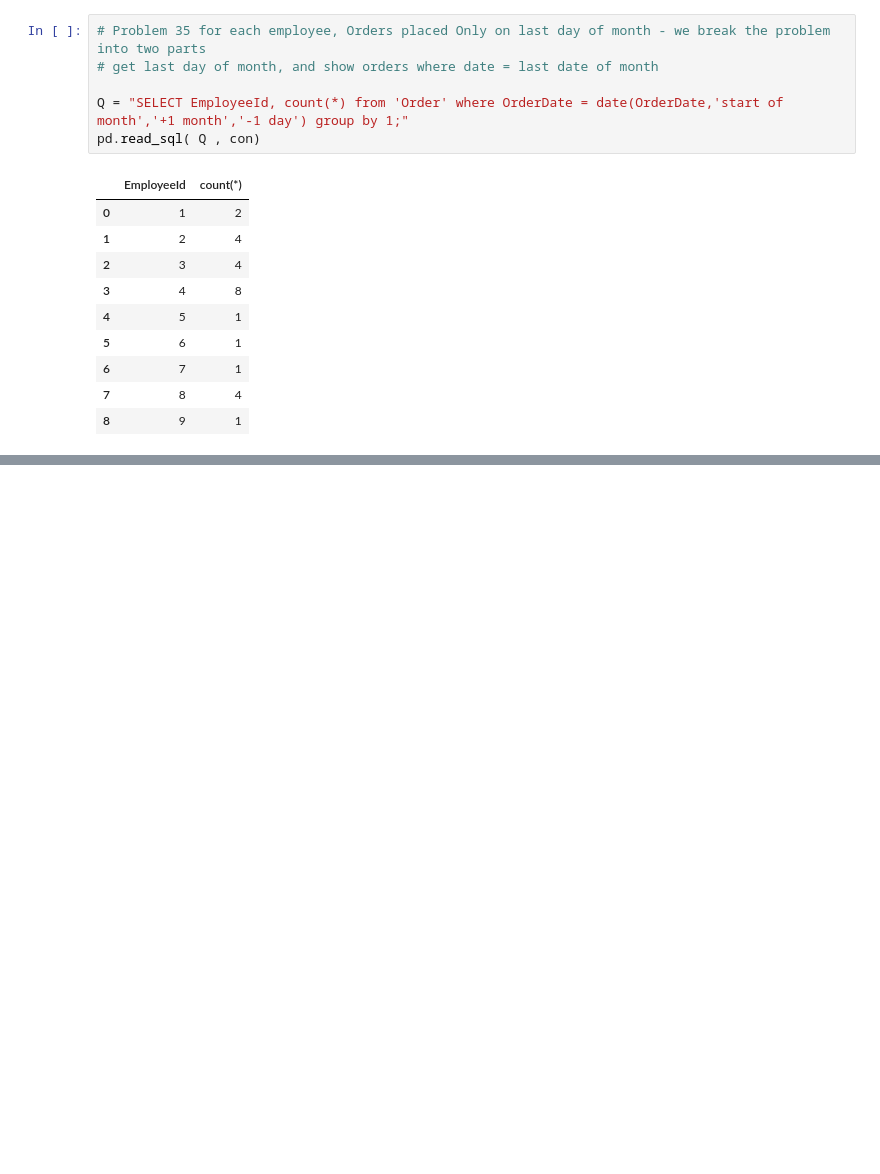
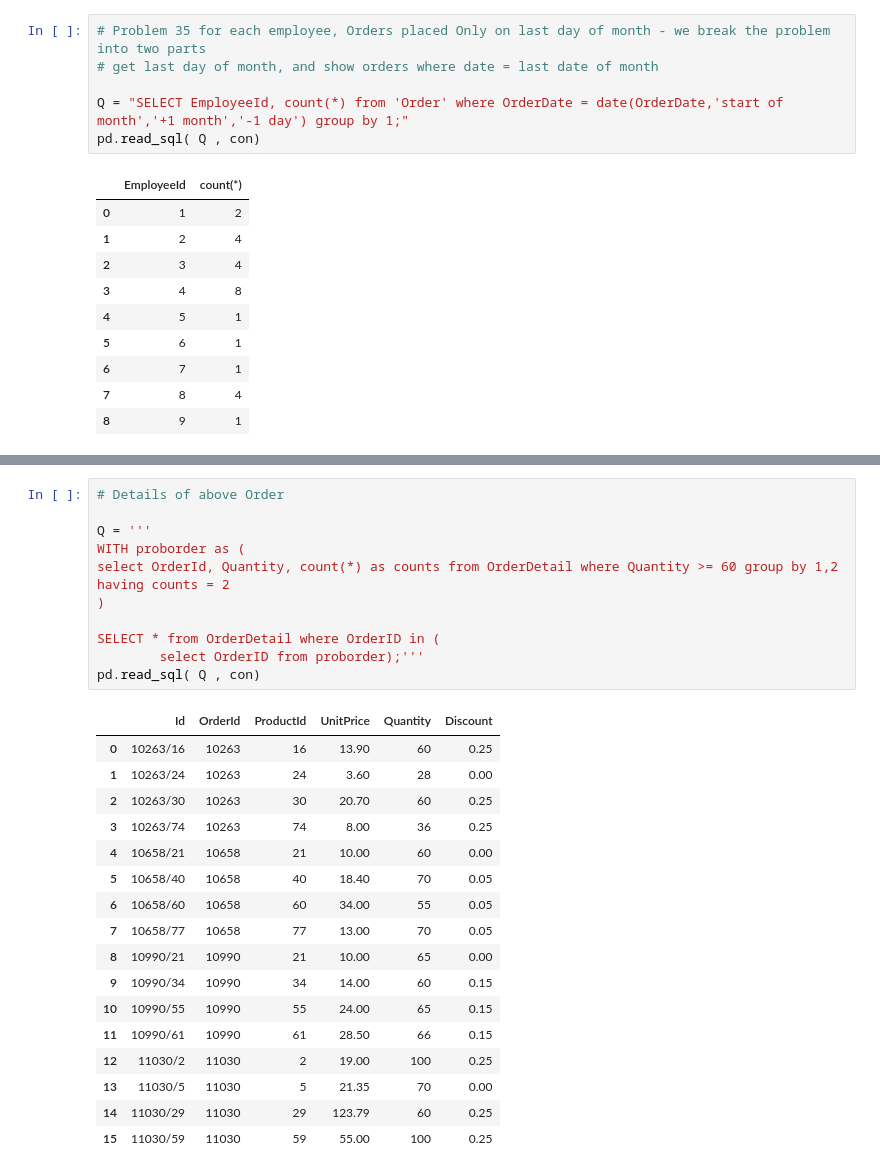
Before and after one commit to Satyabratam945/sqlproblems, a Jupyter notebook: SQL Practice (Hard Problems).ipynb, the cells around one changed output, grey strips where cells are left out. Cells and saved outputs as stored; diff of their text form; blank space fills up the shorter version.

```diff
--- a/SQL Practice (Hard Problems).ipynb
+++ b/SQL Practice (Hard Problems).ipynb
@@ -125,0 +154,29 @@ pd.read_sql( Q , con)
+# %%
+# Details of above Order
+
+Q = '''
+WITH proborder as (
+select OrderId, Quantity, count(*) as counts from OrderDetail where Quantity >= 60 group by 1,2 having counts = 2
+)
+
+SELECT * from OrderDetail where OrderID in (
+        select OrderID from proborder);'''
+pd.read_sql( Q , con)
+# %% [output]
+|  | Id | OrderId | ProductId | UnitPrice | Quantity | Discount |
+| 0 | 10263/16 | 10263 | 16 | 13.90 | 60 | 0.25 |
+| 1 | 10263/24 | 10263 | 24 | 3.60 | 28 | 0.00 |
+| 2 | 10263/30 | 10263 | 30 | 20.70 | 60 | 0.25 |
+| 3 | 10263/74 | 10263 | 74 | 8.00 | 36 | 0.25 |
+| 4 | 10658/21 | 10658 | 21 | 10.00 | 60 | 0.00 |
+| 5 | 10658/40 | 10658 | 40 | 18.40 | 70 | 0.05 |
+| 6 | 10658/60 | 10658 | 60 | 34.00 | 55 | 0.05 |
+| 7 | 10658/77 | 10658 | 77 | 13.00 | 70 | 0.05 |
+| 8 | 10990/21 | 10990 | 21 | 10.00 | 65 | 0.00 |
+| 9 | 10990/34 | 10990 | 34 | 14.00 | 60 | 0.15 |
+| 10 | 10990/55 | 10990 | 55 | 24.00 | 65 | 0.15 |
+| 11 | 10990/61 | 10990 | 61 | 28.50 | 66 | 0.15 |
+| 12 | 11030/2 | 11030 | 2 | 19.00 | 100 | 0.25 |
+| 13 | 11030/5 | 11030 | 5 | 21.35 | 70 | 0.00 |
+| 14 | 11030/29 | 11030 | 29 | 123.79 | 60 | 0.25 |
+| 15 | 11030/59 | 11030 | 59 | 55.00 | 100 | 0.25 |
```
Also changed, not shown: parts of 6 cells of this notebook.
